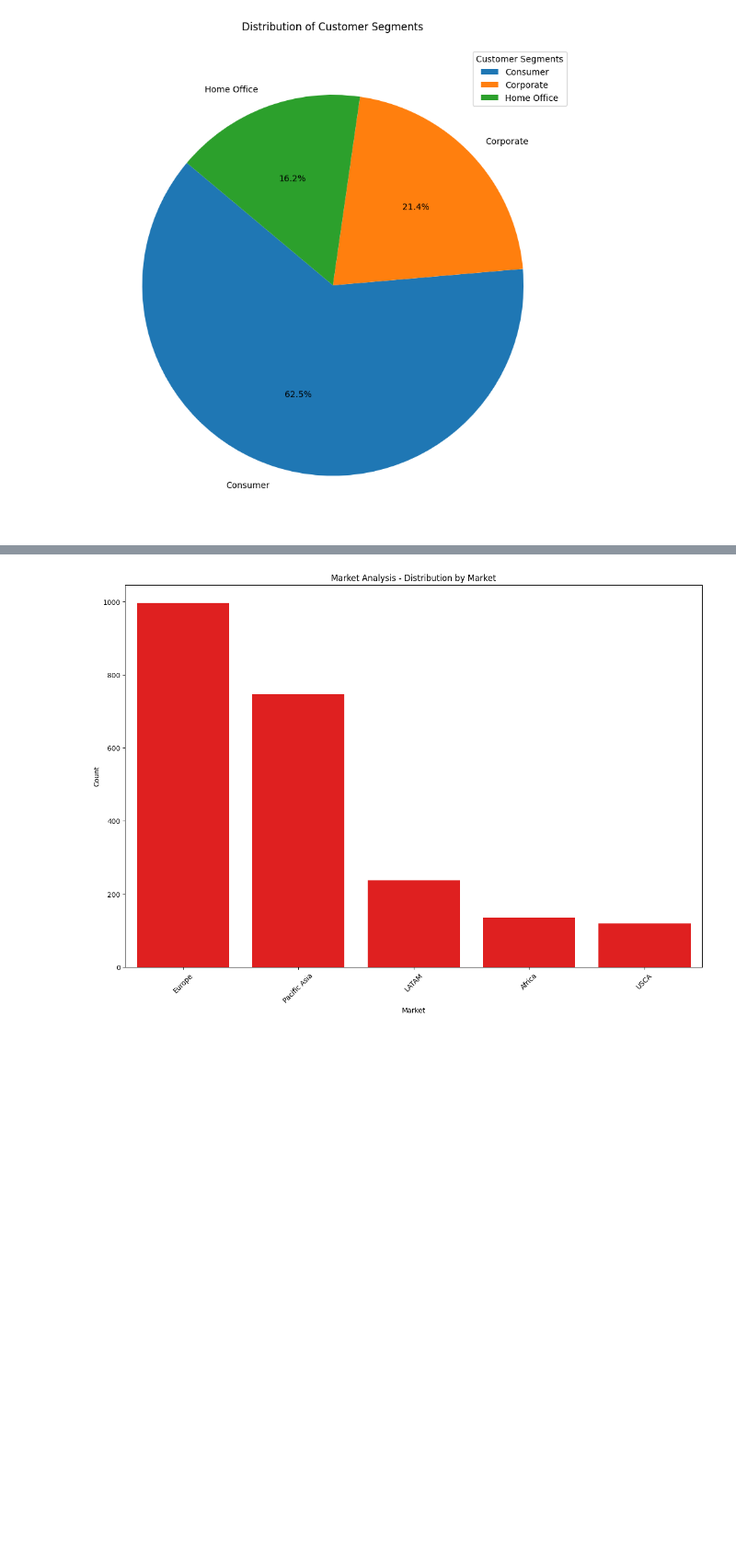
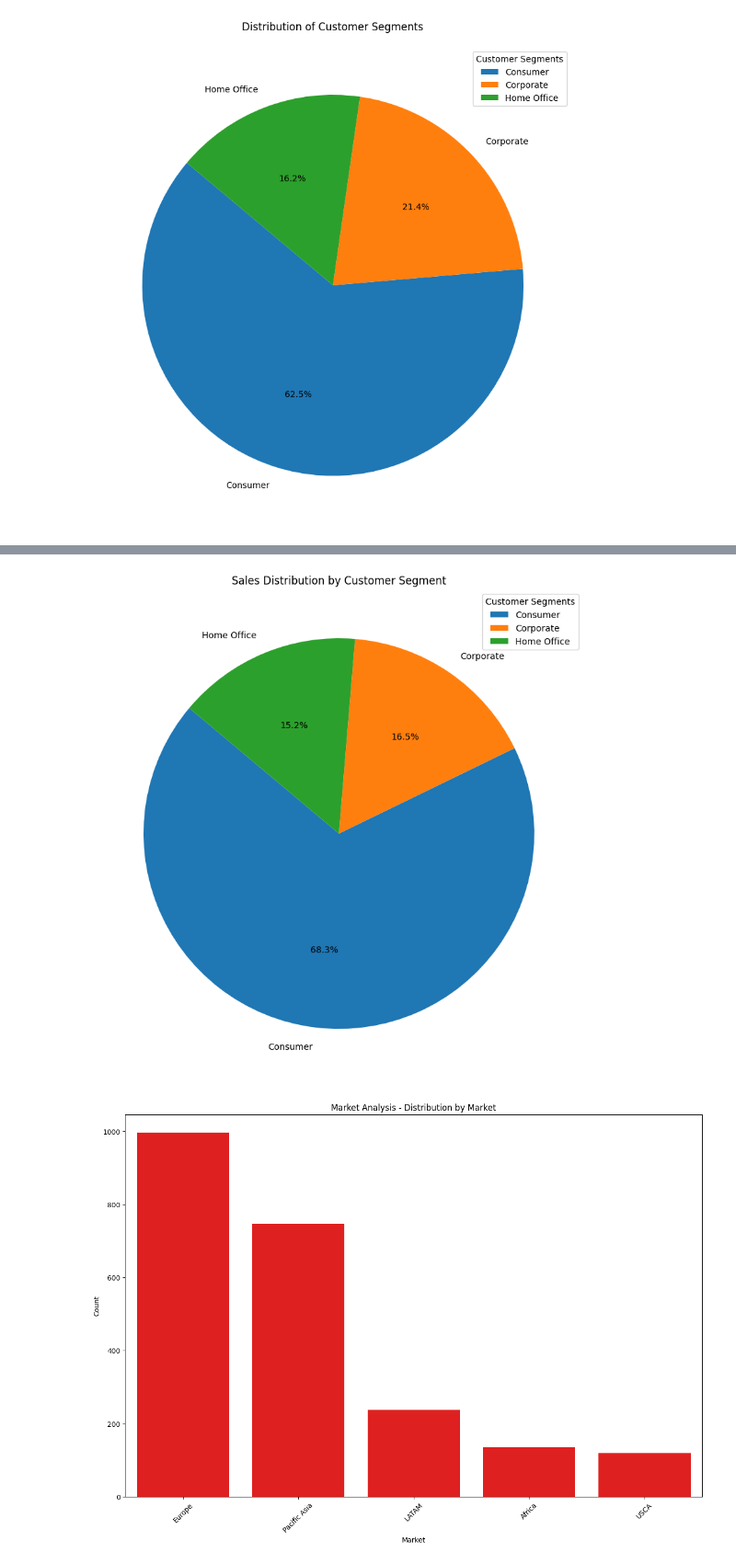
Before and after one commit to akshan-main/supplychain, a Jupyter notebook: supplychaineda.ipynb, the cells around one changed output, grey strips where cells are left out. Shown at 92% size. Saved outputs shown, nothing was run; the diff lists cells and outputs as text; code cells hidden in the pictures; blank space fills up the shorter version.

```diff
--- a/supplychaineda.ipynb
+++ b/supplychaineda.ipynb
@@ -28,3 +37,11 @@ plt.show()
+# %%
+plt.figure(figsize=(15, 10))
+plt.pie(segment_sales, labels=segment_sales.index, autopct='%1.1f%%', startangle=140)
+plt.title('Sales Distribution by Customer Segment')
+plt.legend(segment_sales.index, title='Customer Segments', loc='best')
+plt.show()
+# %% [output]
+[figure, added]
 # %%
 plt.figure(figsize=(15, 10))
 sns.barplot(x=market_counts.index, y=market_counts.values, color='red')
```
Also changed, not shown: parts of 7 cells of this notebook.
